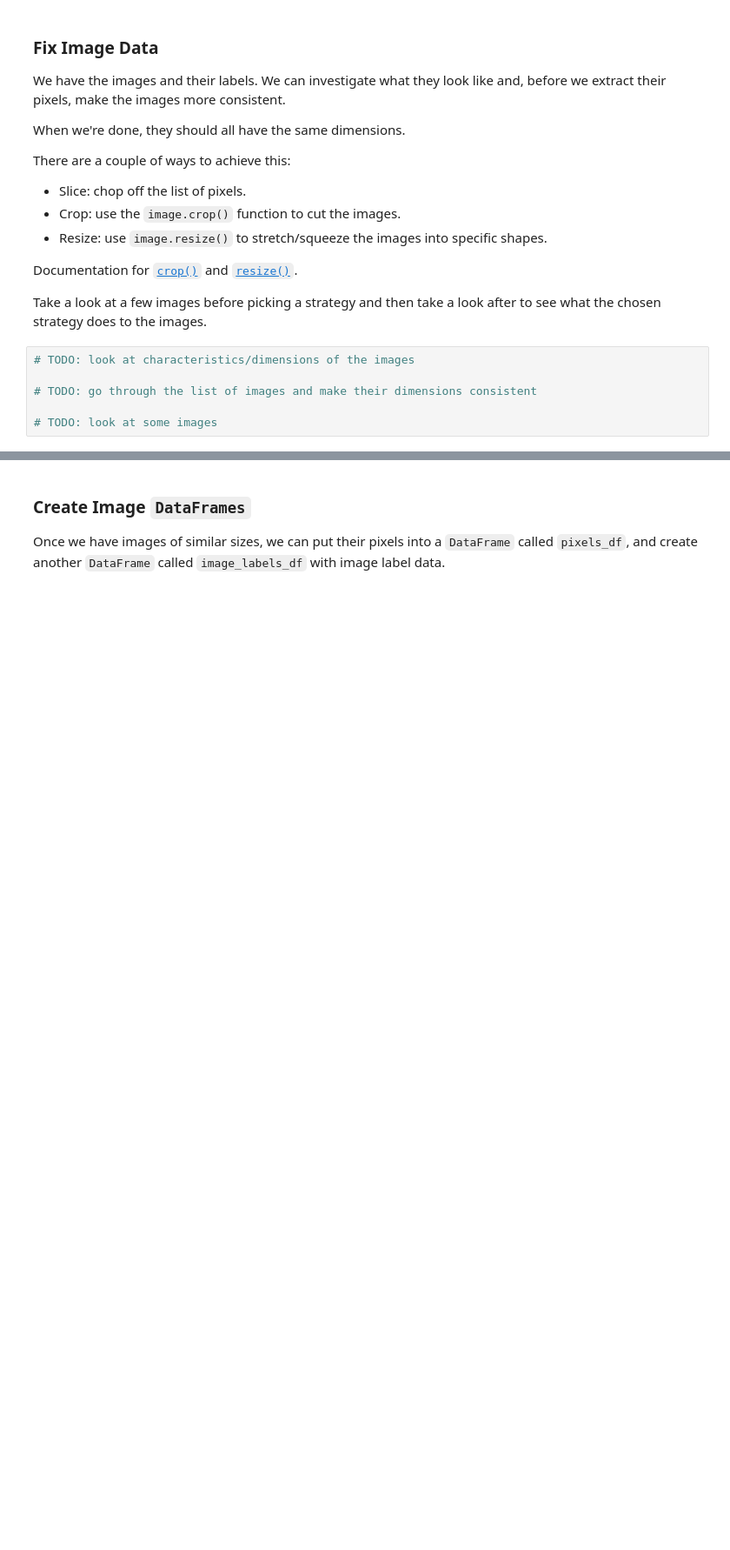
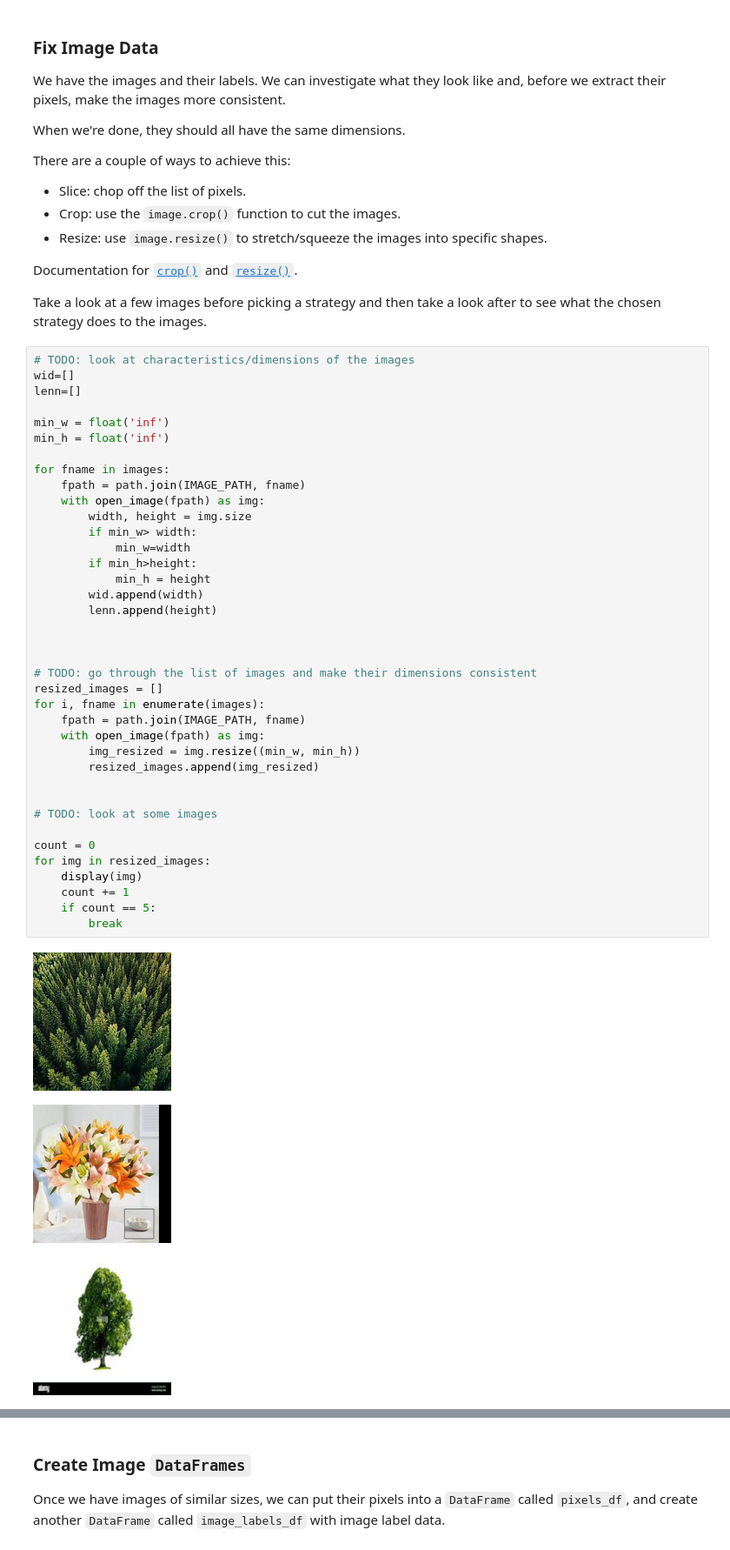
Before and after one commit to 9103hf24na/HW10, a Jupyter notebook: HW10.ipynb, the cells around one changed output, grey strips where cells are left out. Shown at 87% size. Drawn from its saved outputs; the diff is of its cells as text; blank space fills up the shorter version.

```diff
--- a/HW10.ipynb
+++ b/HW10.ipynb
@@ -586,9 +759,45 @@ There are a couple of ways to achieve this:
 Documentation for [`crop()`](https://pillow.readthedocs.io/en/stable/reference/Image.html#PIL.Image.Image.crop) and [`resize()`](https://pillow.readthedocs.io/en/stable/reference/Image.html#PIL.Image.Image.resize).
 
 Take a look at a few images before picking a strategy and then take a look after to see what the chosen strategy does to the images.
-# %%
-# TODO: look at characteristics/dimensions of the images
-
-# TODO: go through the list of images and make their dimensions consistent
-
-# TODO: look at some images
+# %%
+# TODO: look at characteristics/dimensions of the images
+wid=[]
+lenn=[]
+
+min_w = float('inf')
+min_h = float('inf')
+
+for fname in images:
+    fpath = path.join(IMAGE_PATH, fname)
+    with open_image(fpath) as img:
+        width, height = img.size
+        if min_w> width:
+            min_w=width
+        if min_h>height:
+            min_h = height
+        wid.append(width)
+        lenn.append(height)
+
+
+
+# TODO: go through the list of images and make their dimensions consistent
+resized_images = []
+for i, fname in enumerate(images):
+    fpath = path.join(IMAGE_PATH, fname)
+    with open_image(fpath) as img:
+        img_resized = img.resize((min_w, min_h))
+        resized_images.append(img_resized)
+
+
+# TODO: look at some images
+
+count = 0
+for img in resized_images:
+    display(img)
+    count += 1
+    if count == 5:
+        break
+# %% [output]
+[figure, added]
+[figure, added]
+[figure, added]
```
Also changed, not shown: parts of 32 cells of this notebook, 6 other files.
